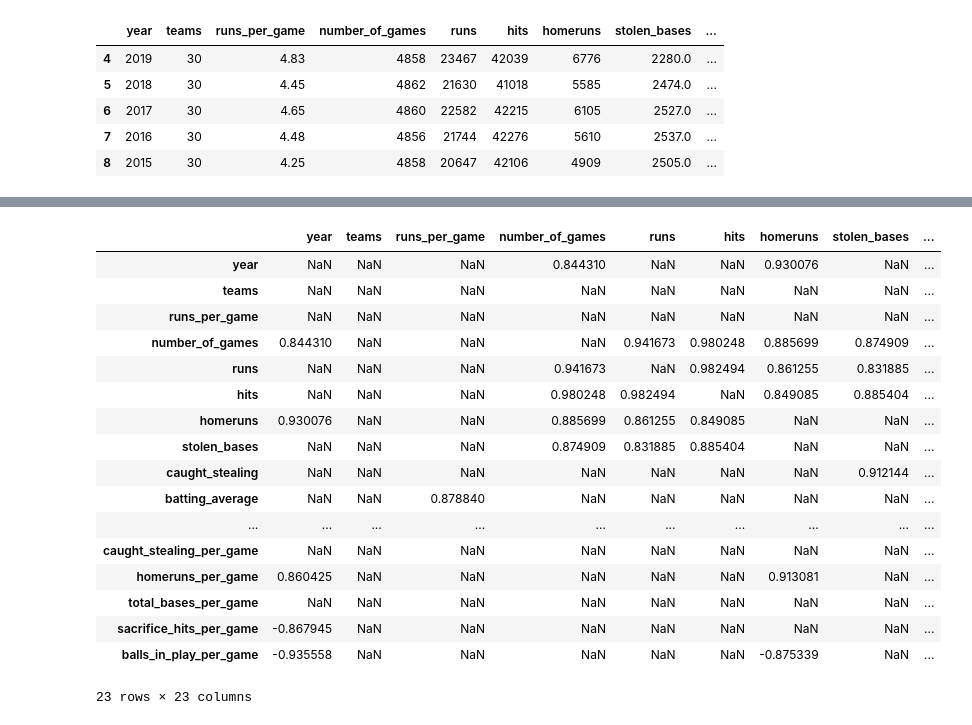
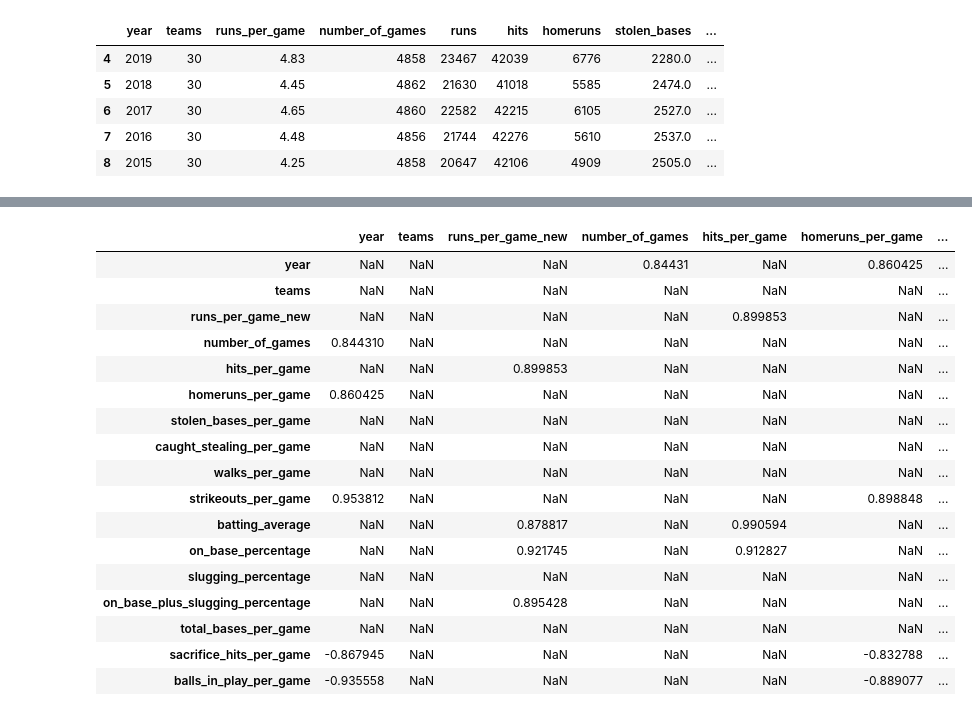
Before and after one commit to digital-buddha42/Baseball-Run-Correlations, a Jupyter notebook: Baseball Project.ipynb, the cells around one changed output, grey strips where cells are left out. Saved outputs shown, nothing was run; the diff lists cells and outputs as text; code cells hidden in the pictures.

Commit message:
Added new runs per game column and added walks and strikeouts

```diff
--- a/Baseball Project.ipynb
+++ b/Baseball Project.ipynb
@@ -91,7 +93,7 @@ cleaned_hitting_df
 100 rows × 30 columns
 # %%
 cleaned_hitting_df = cleaned_hitting_df[['year','teams','runs_per_game','number_of_games','runs','hits',
-                                         'homeruns','stolen_bases','caught_stealing','batting_average',
+                                         'homeruns','stolen_bases','caught_stealing','walks', 'strikeouts','batting_average',
                                         'on_base_percentage','slugging_percentage','on_base_plus_slugging_percentage',
                                         'total_bases','sacrifice_hits','balls_in_play']]
 cleaned_hitting_df.head()
@@ -110,6 +112,10 @@ cleaned_hitting_df['homeruns_per_game'] = cleaned_hitting_df['homeruns']/cleaned
 cleaned_hitting_df['total_bases_per_game'] = cleaned_hitting_df['total_bases']/cleaned_hitting_df['number_of_games']
 cleaned_hitting_df['sacrifice_hits_per_game'] = cleaned_hitting_df['sacrifice_hits']/cleaned_hitting_df['number_of_games']
 cleaned_hitting_df['balls_in_play_per_game'] = cleaned_hitting_df['balls_in_play']/cleaned_hitting_df['number_of_games']
+# Adding a new runs per game column because old one only has 2 decimal points
+cleaned_hitting_df['runs_per_game_new'] = cleaned_hitting_df['runs']/cleaned_hitting_df['number_of_games']
+cleaned_hitting_df['walks_per_game'] = cleaned_hitting_df['walks']/cleaned_hitting_df['number_of_games']
+cleaned_hitting_df['strikeouts_per_game'] = cleaned_hitting_df['strikeouts']/cleaned_hitting_df['number_of_games']
 
 cleaned_hitting_df.head()
 # %% [output]
@@ -139,0 +146,7 @@ See the caveats in the documentation: https://pandas.pydata.org/pandas-docs/stab
+# %%
+reduced_hitting_df = cleaned_hitting_df[['year','teams','runs_per_game_new','number_of_games','hits_per_game',
+                                         'homeruns_per_game','stolen_bases_per_game','caught_stealing_per_game','walks_per_game',
+                                         'strikeouts_per_game','batting_average','on_base_percentage','slugging_percentage',
+                                         'on_base_plus_slugging_percentage','total_bases_per_game','sacrifice_hits_per_game',
+                                         'balls_in_play_per_game']]
+reduced_hitting_df.head()
@@ -140,24 +160,26 @@ See the caveats in the documentation: https://pandas.pydata.org/pandas-docs/stab
 # %%
-correlation_df = cleaned_hitting_df.corr()
-correlation_df = correlation_df[((correlation_df > 0.8) & (correlation_df != 1.0)) |(correlation_df < -0.8)]
+correlation_df = reduced_hitting_df.corr()
+threshold = 0.8
+
+correlation_df = correlation_df[((correlation_df > threshold) & (correlation_df != 1.0)) |(correlation_df < -threshold)]
 
 correlation_df
 # %% [output]
-|  | year | teams | runs_per_game | number_of_games | runs | hits | homeruns | stolen_bases | ... |
-| year | NaN | NaN | NaN | 0.844310 | NaN | NaN | 0.930076 | NaN | ... |
-| teams | NaN | NaN | NaN | NaN | NaN | NaN | NaN | NaN | ... |
-| runs_per_game | NaN | NaN | NaN | NaN | NaN | NaN | NaN | NaN | ... |
-| number_of_games | 0.844310 | NaN | NaN | NaN | 0.941673 | 0.980248 | 0.885699 | 0.874909 | ... |
-| runs | NaN | NaN | NaN | 0.941673 | NaN | 0.982494 | 0.861255 | 0.831885 | ... |
-| hits | NaN | NaN | NaN | 0.980248 | 0.982494 | NaN | 0.849085 | 0.885404 | ... |
-| homeruns | 0.930076 | NaN | NaN | 0.885699 | 0.861255 | 0.849085 | NaN | NaN | ... |
-| stolen_bases | NaN | NaN | NaN | 0.874909 | 0.831885 | 0.885404 | NaN | NaN | ... |
-| caught_stealing | NaN | NaN | NaN | NaN | NaN | NaN | NaN | 0.912144 | ... |
-| batting_average | NaN | NaN | 0.878840 | NaN | NaN | NaN | NaN | NaN | ... |
-| ... | ... | ... | ... | ... | ... | ... | ... | ... | ... |
-| caught_stealing_per_game | NaN | NaN | NaN | NaN | NaN | NaN | NaN | NaN | ... |
-| homeruns_per_game | 0.860425 | NaN | NaN | NaN | NaN | NaN | 0.913081 | NaN | ... |
-| total_bases_per_game | NaN | NaN | NaN | NaN | NaN | NaN | NaN | NaN | ... |
-| sacrifice_hits_per_game | -0.867945 | NaN | NaN | NaN | NaN | NaN | NaN | NaN | ... |
-| balls_in_play_per_game | -0.935558 | NaN | NaN | NaN | NaN | NaN | -0.875339 | NaN | ... |
+|  | year | teams | runs_per_game_new | number_of_games | hits_per_game | homeruns_per_game | ... |
+| year | NaN | NaN | NaN | 0.84431 | NaN | 0.860425 | ... |
+| teams | NaN | NaN | NaN | NaN | NaN | NaN | ... |
+| runs_per_game_new | NaN | NaN | NaN | NaN | 0.899853 | NaN | ... |
+| number_of_games | 0.844310 | NaN | NaN | NaN | NaN | NaN | ... |
+| hits_per_game | NaN | NaN | 0.899853 | NaN | NaN | NaN | ... |
+| homeruns_per_game | 0.860425 | NaN | NaN | NaN | NaN | NaN | ... |
+| stolen_bases_per_game | NaN | NaN | NaN | NaN | NaN | NaN | ... |
+| caught_stealing_per_game | NaN | NaN | NaN | NaN | NaN | NaN | ... |
+| walks_per_game | NaN | NaN | NaN | NaN | NaN | NaN | ... |
+| strikeouts_per_game | 0.953812 | NaN | NaN | NaN | NaN | 0.898848 | ... |
+| batting_average | NaN | NaN | 0.878817 | NaN | 0.990594 | NaN | ... |
+| on_base_percentage | NaN | NaN | 0.921745 | NaN | 0.912827 | NaN | ... |
+| slugging_percentage | NaN | NaN | NaN | NaN | NaN | NaN | ... |
+| on_base_plus_slugging_percentage | NaN | NaN | 0.895428 | NaN | NaN | NaN | ... |
+| total_bases_per_game | NaN | NaN | NaN | NaN | NaN | NaN | ... |
+| sacrifice_hits_per_game | -0.867945 | NaN | NaN | NaN | NaN | -0.832788 | ... |
+| balls_in_play_per_game | -0.935558 | NaN | NaN | NaN | NaN | -0.889077 | ... |
-23 rows × 23 columns
```
Also changed, not shown: parts of 5 cells of this notebook.
